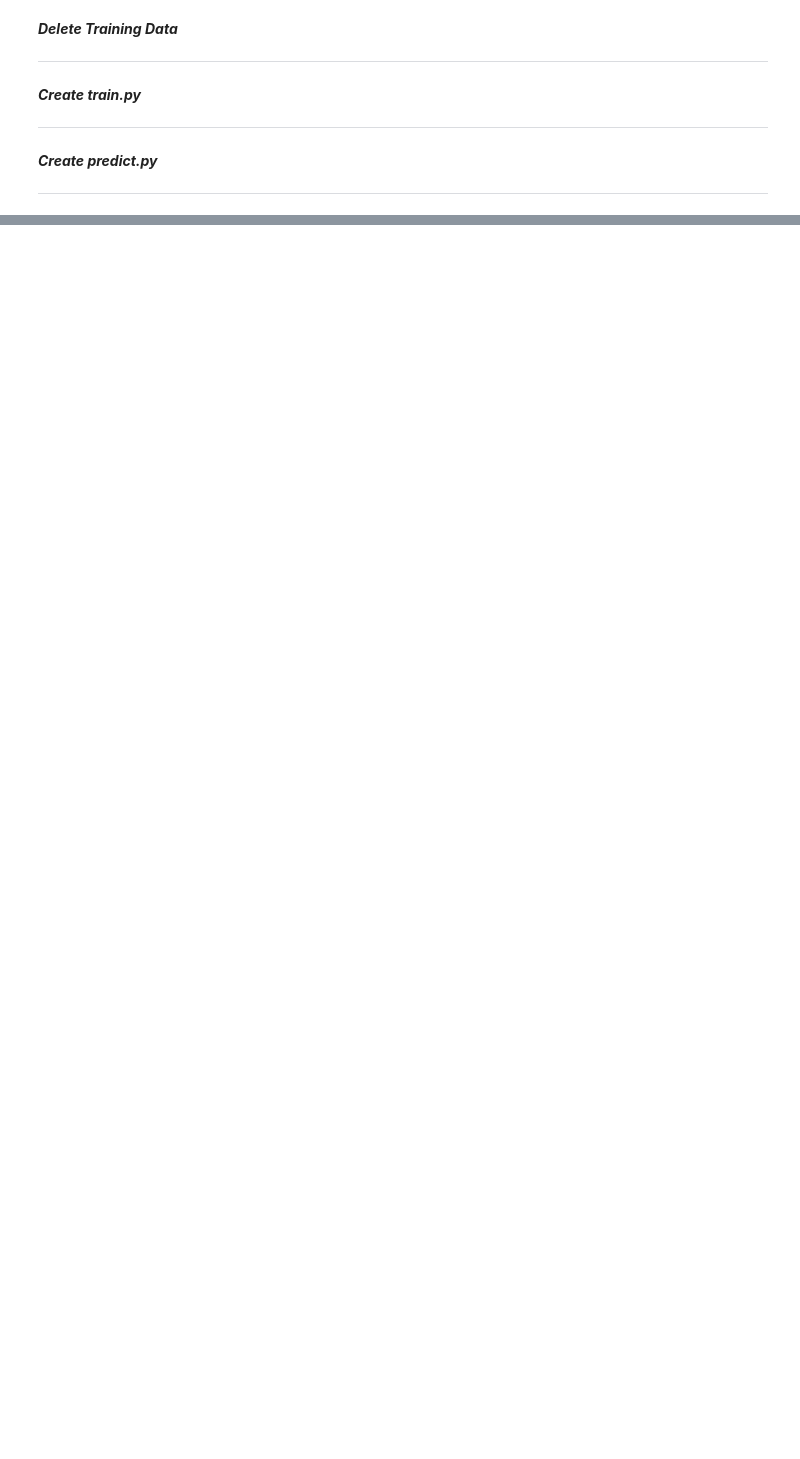
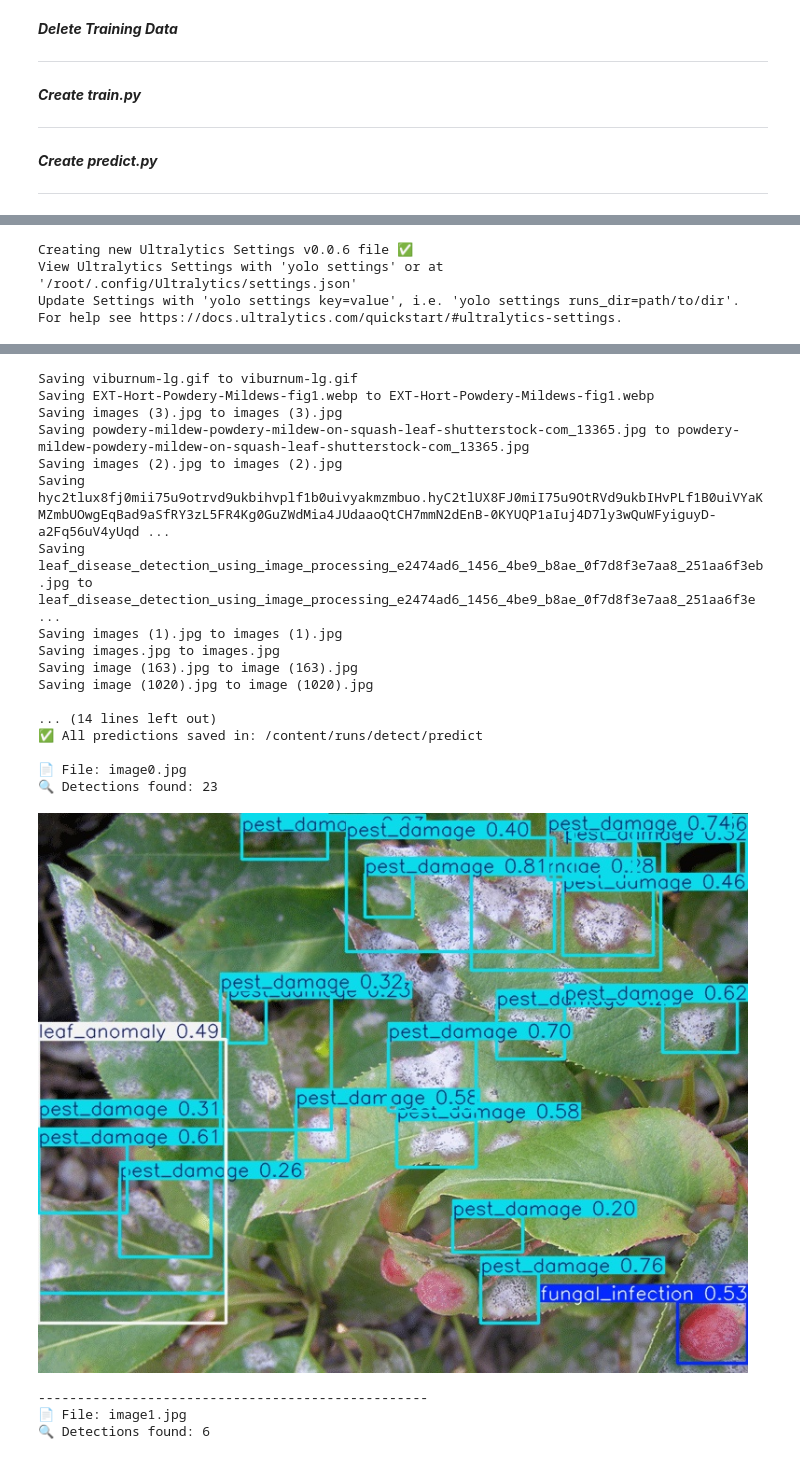
Before and after one commit to s2400116/PrecisionAgriculture-Auta, a Jupyter notebook: notebook/PrecisionAgriculture.ipynb, the cells around one changed output, grey strips where cells are left out. Cells and saved outputs as stored; diff of their text form; code cells hidden in the pictures; blank space fills up the shorter version.

```diff
--- a/notebook/PrecisionAgriculture.ipynb
+++ b/notebook/PrecisionAgriculture.ipynb
@@ -202,0 +262,43 @@ print("✅ Created src/predict.py")
+# %%
+import os
+from IPython.display import Image, display
+from google.colab import files
+from ultralytics import YOLO
+
+# 1. Load model weights
+model = YOLO("best.pt")
+
+# 2. Upload images
+uploaded = files.upload()
+file_paths = list(uploaded.keys())
+
+if file_paths:
+    # 3. Run batch prediction on all uploaded files at once
+    # 'exist_ok=True' prevents YOLO from making predict2, predict3 folders
+    results = model.predict(
+        source=file_paths,
+        imgsz=800,
+        conf=0.20,  # Slightly lower confidence threshold to catch subtle lesions
+        save=True,
+        name="predict",
+        exist_ok=True,
+    )
+
+    # 4. Display annotated predictions dynamically from the output folder
+    save_dir = results[0].save_dir
+    print(f"\n✅ All predictions saved in: {save_dir}\n")
+
+    for result in results:
+        filename = os.path.basename(result.path)
+        annotated_image_path = os.path.join(save_dir, filename)
+
+        print(f"📄 File: {filename}")
+        print(f"🔍 Detections found: {len(result.boxes)}")
+
+        if os.path.exists(annotated_image_path):
+            display(Image(filename=annotated_image_path))
+        print("-" * 50)
+# %% [output]
+Creating new Ultralytics Settings v0.0.6 file ✅
+View Ultralytics Settings with 'yolo settings' or at '/root/.config/Ultralytics/settings.json'
+Update Settings with 'yolo settings key=value', i.e. 'yolo settings runs_dir=path/to/dir'. For help see https://docs.ultralytics.com/quickstart/#ultralytics-settings.
@@ -202,0 +306,21 @@ print("✅ Created src/predict.py")
+Saving viburnum-lg.gif to viburnum-lg.gif
+Saving EXT-Hort-Powdery-Mildews-fig1.webp to EXT-Hort-Powdery-Mildews-fig1.webp
+Saving images (3).jpg to images (3).jpg
+Saving powdery-mildew-powdery-mildew-on-squash-leaf-shutterstock-com_13365.jpg to powdery-mildew-powdery-mildew-on-squash-leaf-shutterstock-com_13365.jpg
+Saving images (2).jpg to images (2).jpg
+Saving hyc2tlux8fj0mii75u9otrvd9ukbihvplf1b0uivyakmzmbuo.hyC2tlUX8FJ0miI75u9OtRVd9ukbIHvPLf1B0uiVYaKMZmbUOwgEqBad9aSfRY3zL5FR4Kg0GuZWdMia4JUdaaoQtCH7mmN2dEnB-0KYUQP1aIuj4D7ly3wQuWFyiguyD-a2Fq56uV4yUqd ...
+Saving leaf_disease_detection_using_image_processing_e2474ad6_1456_4be9_b8ae_0f7d8f3e7aa8_251aa6f3eb.jpg to leaf_disease_detection_using_image_processing_e2474ad6_1456_4be9_b8ae_0f7d8f3e7aa8_251aa6f3e ...
+Saving images (1).jpg to images (1).jpg
+Saving images.jpg to images.jpg
+Saving image (163).jpg to image (163).jpg
+Saving image (1020).jpg to image (1020).jpg
+
+... (14 lines left out)
+✅ All predictions saved in: /content/runs/detect/predict
+
+📄 File: image0.jpg
+🔍 Detections found: 23
+[figure, added]
+--------------------------------------------------
+📄 File: image1.jpg
+🔍 Detections found: 6
```
Also changed, not shown: parts of 6 cells of this notebook, 9 other files.
